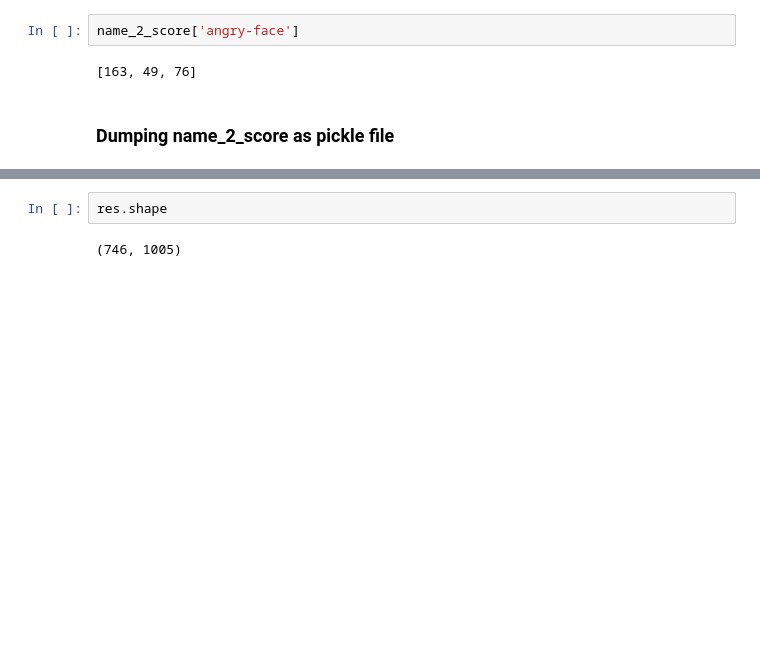
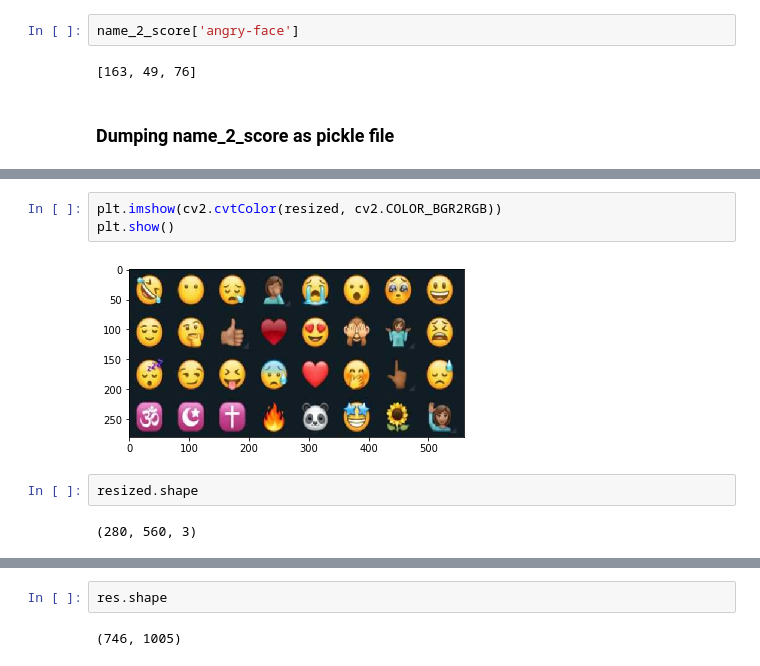
Before and after one commit to Subhasishbasak/emoji_analysis, a Jupyter notebook: code/rough_notebook.ipynb, the cells around one changed output, grey strips where cells are left out. Drawn from its saved outputs; the diff is of its cells as text; blank space fills up the shorter version.

```diff
--- a/code/rough_notebook.ipynb
+++ b/code/rough_notebook.ipynb
@@ -55,0 +71,9 @@ def image_sentiment(file_path):
+# %%
+plt.imshow(cv2.cvtColor(resized, cv2.COLOR_BGR2RGB))
+plt.show()
+# %% [output]
+[figure, added]
+# %%
+resized.shape
+# %% [output]
+(280, 560, 3)
```
Also changed, not shown: parts of 36 cells of this notebook.
